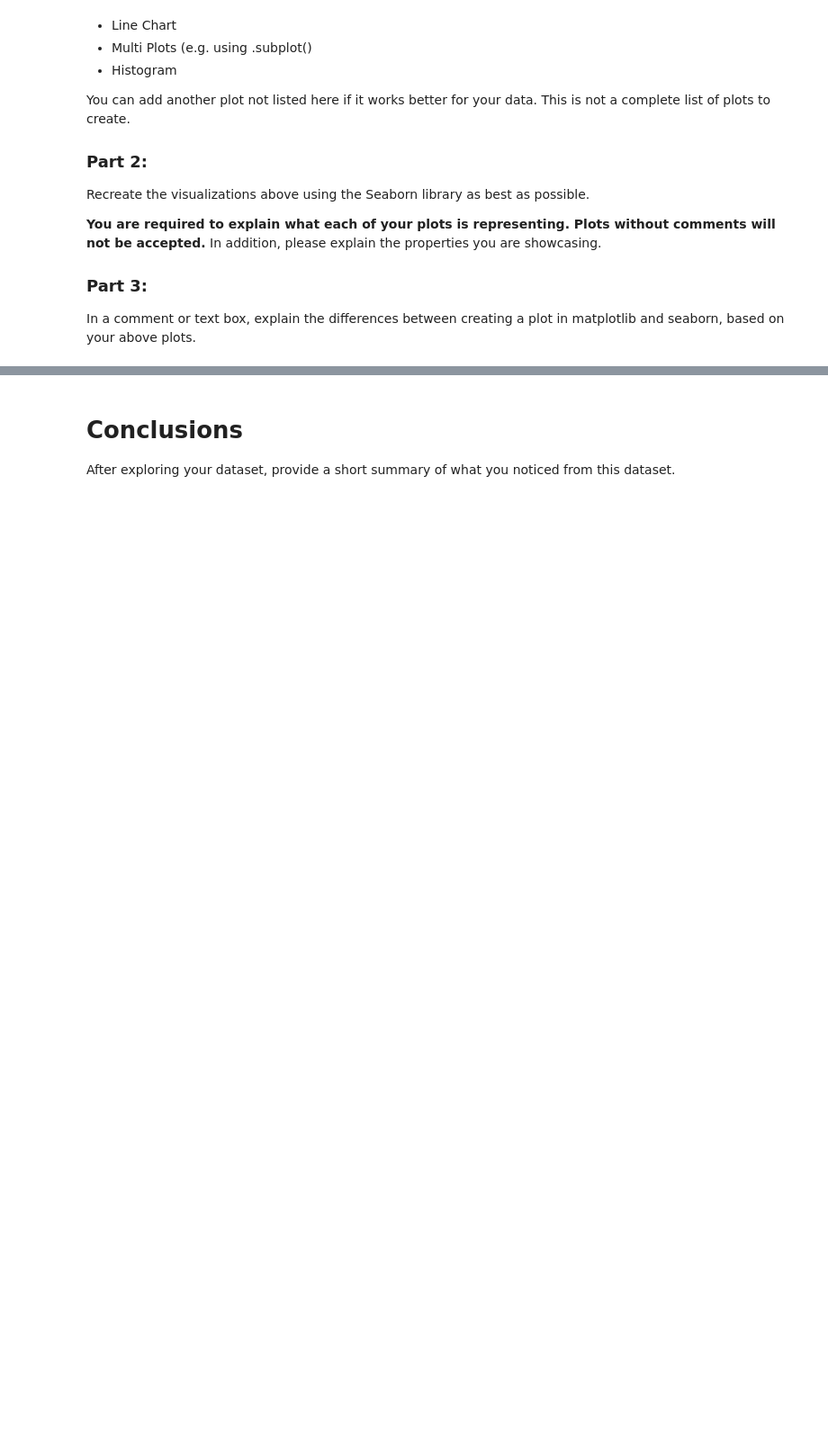
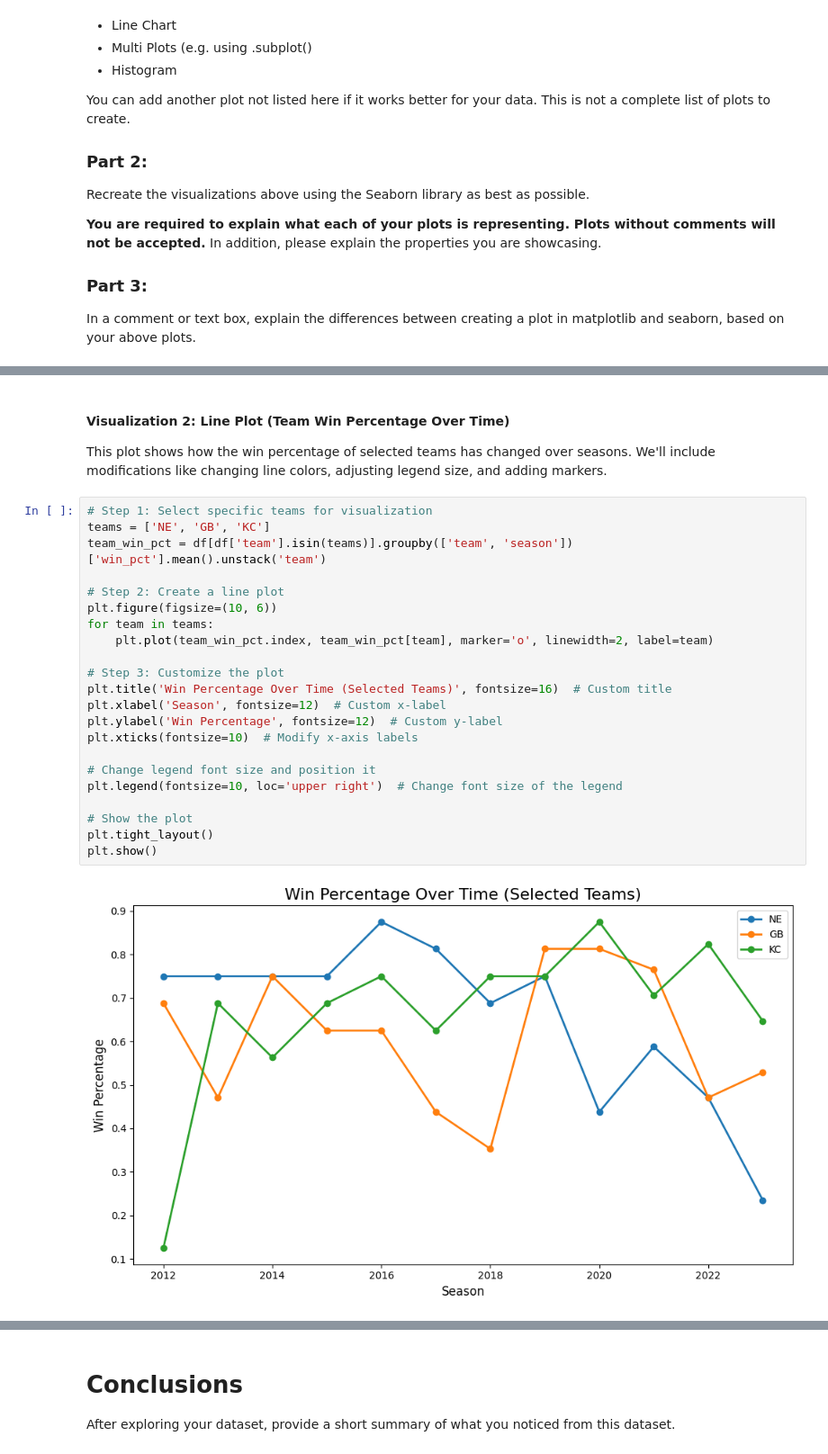
Before and after one commit to kai-ion/Data-602, a Jupyter notebook: Assignment 8/08_assignment.ipynb, the cells around one changed output, grey strips where cells are left out. Shown at 90% size. Cells and saved outputs as stored; diff of their text form; blank space fills up the shorter version.

```diff
--- a/Assignment 8/08_assignment.ipynb
+++ b/Assignment 8/08_assignment.ipynb
@@ -317,0 +357,27 @@ In a comment or text box, explain the differences between creating a plot in mat
+# %% [markdown]
+#### Visualization 2: Line Plot (Team Win Percentage Over Time)
+This plot shows how the win percentage of selected teams has changed over seasons. We'll include modifications like changing line colors, adjusting legend size, and adding markers.
+# %%
+# Step 1: Select specific teams for visualization
+teams = ['NE', 'GB', 'KC']
+team_win_pct = df[df['team'].isin(teams)].groupby(['team', 'season'])['win_pct'].mean().unstack('team')
+
+# Step 2: Create a line plot
+plt.figure(figsize=(10, 6))
+for team in teams:
+    plt.plot(team_win_pct.index, team_win_pct[team], marker='o', linewidth=2, label=team)
+
+# Step 3: Customize the plot
+plt.title('Win Percentage Over Time (Selected Teams)', fontsize=16)  # Custom title
+plt.xlabel('Season', fontsize=12)  # Custom x-label
+plt.ylabel('Win Percentage', fontsize=12)  # Custom y-label
+plt.xticks(fontsize=10)  # Modify x-axis labels
+
+# Change legend font size and position it
+plt.legend(fontsize=10, loc='upper right')  # Change font size of the legend
+
+# Show the plot
+plt.tight_layout()
+plt.show()
+# %% [output]
+[figure, added]
```
Also changed, not shown: parts of 5 cells of this notebook.
